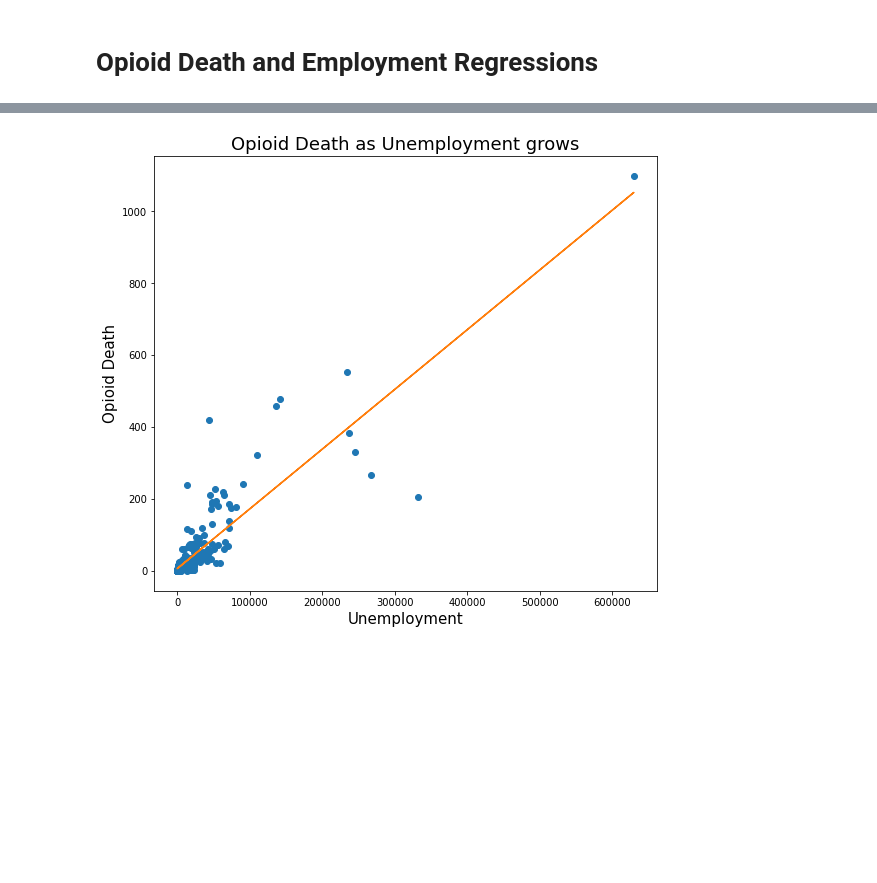
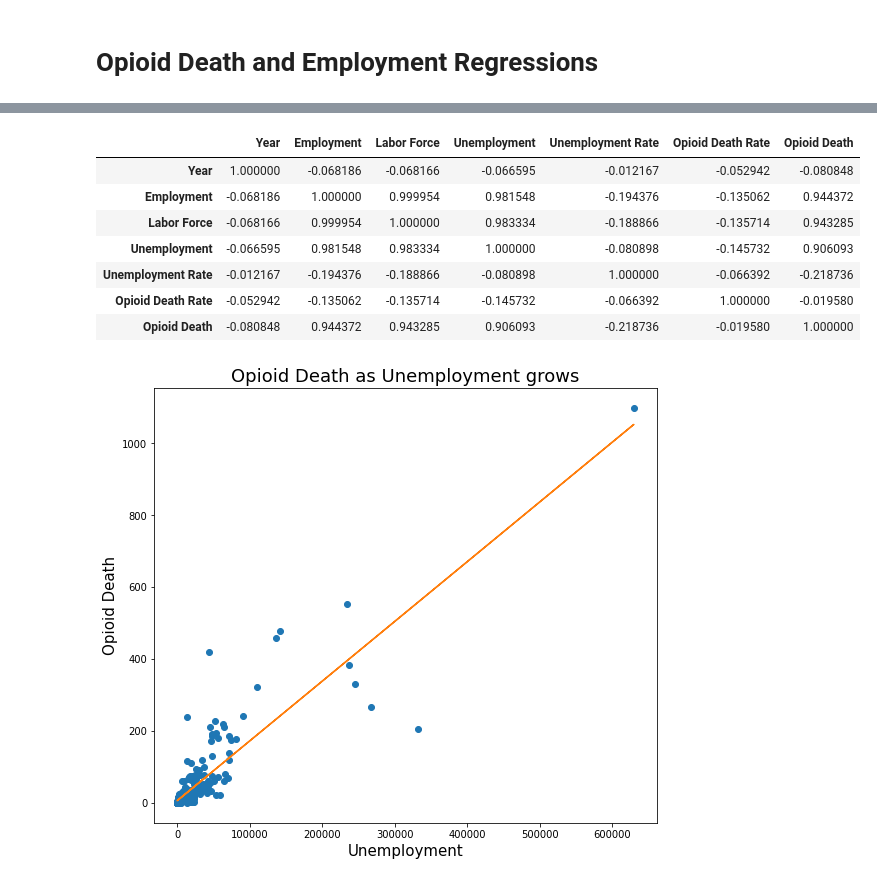
Before and after one commit to mellanyquiroz/DS4A-Team-69-Project, a Jupyter notebook: exploratory data analysis/Statistical_Modelling_Death_Unemployment.ipynb, the cells around one changed output, grey strips where cells are left out. Drawn from its saved outputs; the diff is of its cells as text; code cells hidden in the pictures; blank space fills up the shorter version.

```diff
--- a/exploratory data analysis/Statistical_Modelling_Death_Unemployment.ipynb
+++ b/exploratory data analysis/Statistical_Modelling_Death_Unemployment.ipynb
@@ -13,6 +25,17 @@ death_unemployment = pd.read_csv('../data/Merged_complete_employment_death.csv',
 no_2020 = death_unemployment[death_unemployment["Year"]!= 2020]
 # %%
 all_means= no_2020.groupby(["County"]).mean()
+# %%
+all_means.corr()
+# %% [output]
+|  | Year | Employment | Labor Force | Unemployment | Unemployment Rate | Opioid Death Rate | Opioid Death |
+| Year | 1.000000 | -0.068186 | -0.068166 | -0.066595 | -0.012167 | -0.052942 | -0.080848 |
+| Employment | -0.068186 | 1.000000 | 0.999954 | 0.981548 | -0.194376 | -0.135062 | 0.944372 |
+| Labor Force | -0.068166 | 0.999954 | 1.000000 | 0.983334 | -0.188866 | -0.135714 | 0.943285 |
+| Unemployment | -0.066595 | 0.981548 | 0.983334 | 1.000000 | -0.080898 | -0.145732 | 0.906093 |
+| Unemployment Rate | -0.012167 | -0.194376 | -0.188866 | -0.080898 | 1.000000 | -0.066392 | -0.218736 |
+| Opioid Death Rate | -0.052942 | -0.135062 | -0.135714 | -0.145732 | -0.066392 | 1.000000 | -0.019580 |
+| Opioid Death | -0.080848 | 0.944372 | 0.943285 | 0.906093 | -0.218736 | -0.019580 | 1.000000 |
 # %%
 opioid_death= death_unemployment["Opioid Death"]
 unemployment = death_unemployment["Unemployment"]
```
Also changed, not shown: parts of 14 cells of this notebook.
